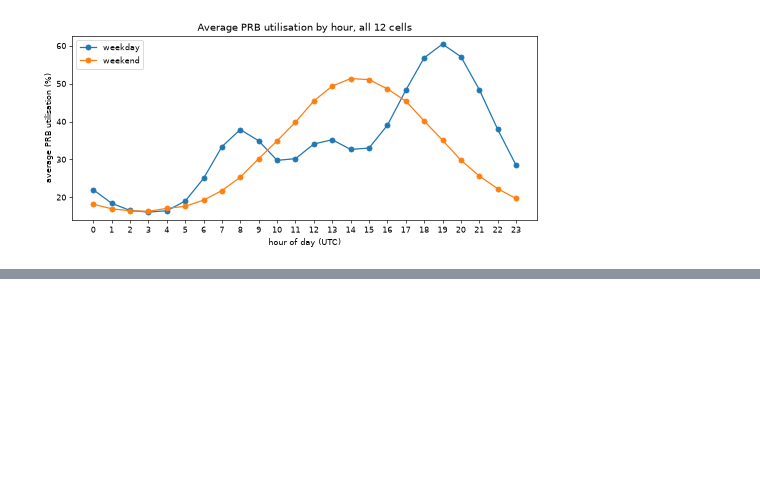
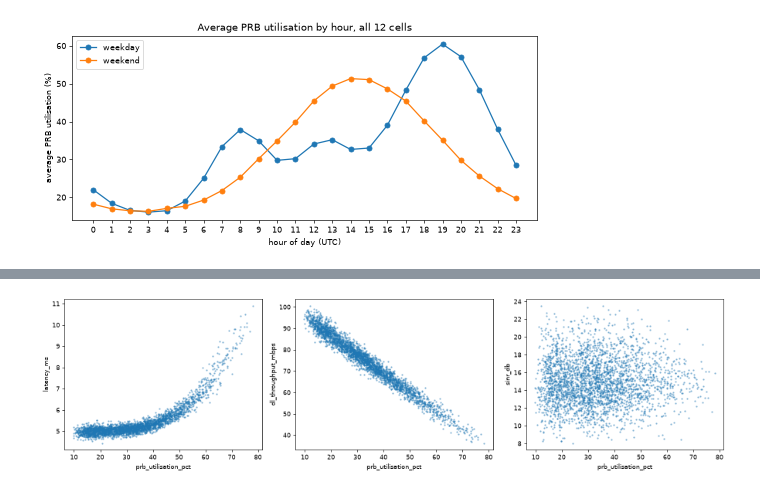
Before and after one commit to not-clover/distributed-telemetry, a Jupyter notebook: notebooks/01_eda_normal.ipynb, the cells around one changed output, grey strips where cells are left out. Cells and saved outputs as stored; diff of their text form; code cells hidden in the pictures; blank space fills up the shorter version.

```diff
--- a/notebooks/01_eda_normal.ipynb
+++ b/notebooks/01_eda_normal.ipynb
@@ -175,0 +210,17 @@ Three peaks. Morning around 08–09 (avg PRB ~38 %), lunch around 13 (~35 %), an
+# %%
+sample = df.sample(3000, random_state=0)
+pairs = [
+    ("prb_utilisation_pct", "latency_ms"),
+    ("prb_utilisation_pct", "dl_throughput_mbps"),
+    ("prb_utilisation_pct", "sinr_db"),
+]
+
+fig, axes = plt.subplots(1, len(pairs), figsize=(15, 4))
+for ax, (x, y) in zip(axes, pairs, strict=True):
+    ax.scatter(sample[x], sample[y], s=3, alpha=0.4)
+    ax.set_xlabel(x)
+    ax.set_ylabel(y)
+fig.tight_layout()
+plt.show()
+# %% [output]
+[figure, added]
```
Also changed, not shown: parts of 12 cells of this notebook.
